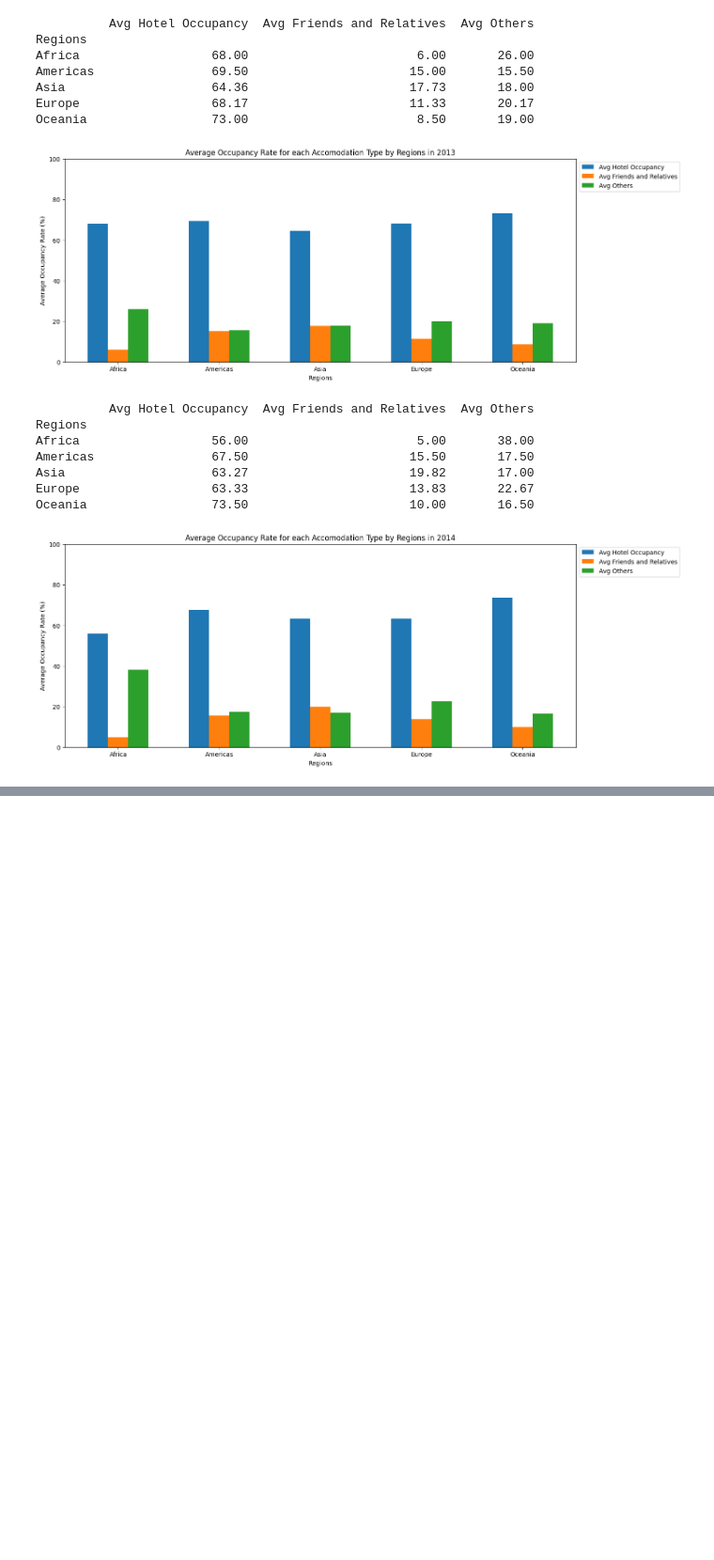
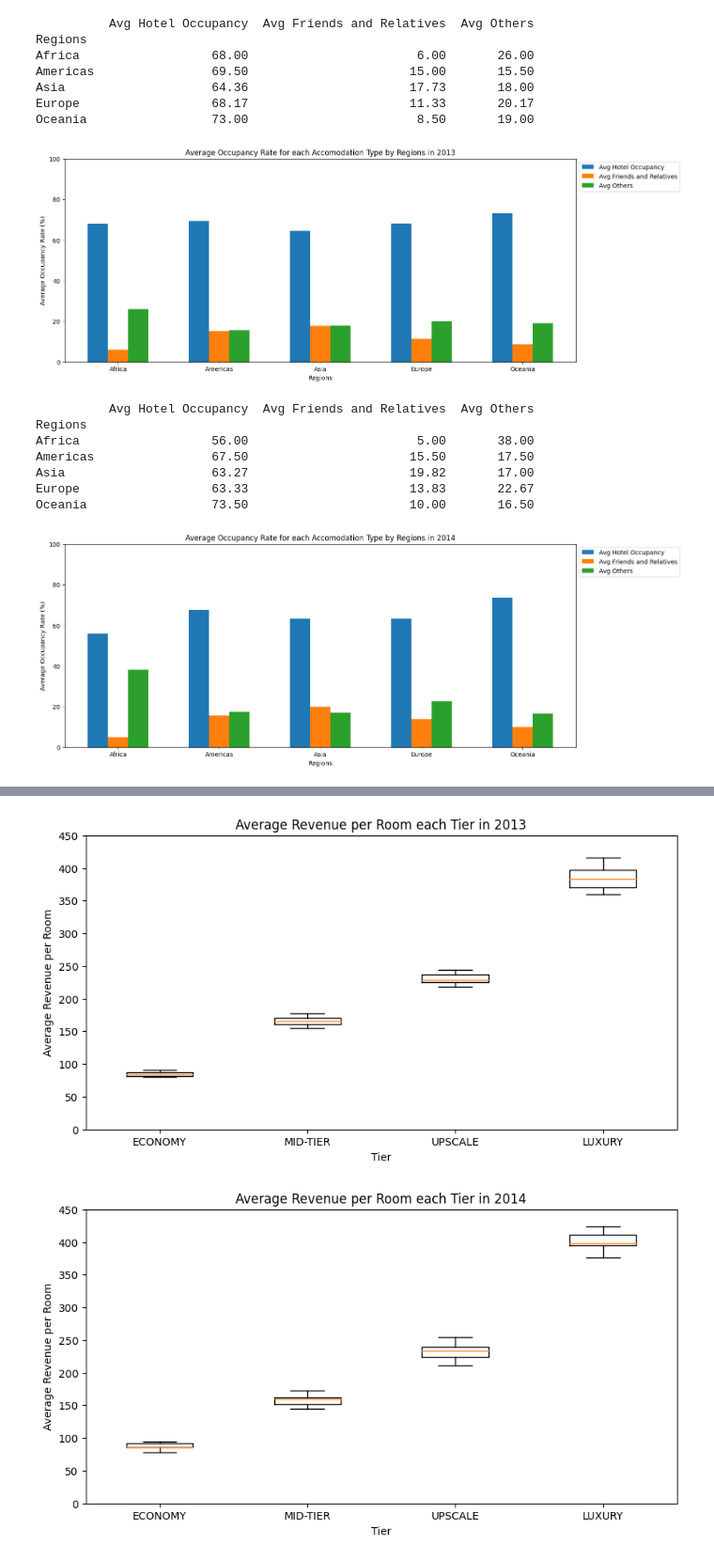
Before and after one commit to yuuuu7/PDAS, a Jupyter notebook: PDS-Assignment-2/assignment.ipynb, the cells around one changed output, grey strips where cells are left out. Shown: that part at 94% size. Drawn from its saved outputs; the diff is of its cells as text; code cells hidden in the pictures; blank space fills up the shorter version.

```diff
--- a/PDS-Assignment-2/assignment.ipynb
+++ b/PDS-Assignment-2/assignment.ipynb
@@ -358,0 +546,38 @@ plt.show()
+# %%
+for i in range(len(data_years)):
+
+    data = {}
+
+    tiers = []
+    revenues = []
+
+    for index, row in df_8.iterrows():
+        month = row['period']
+        tier = row['tier']
+        revenue_per_avail_room = pd.to_numeric(row['revpar'], errors='coerce')
+
+        if data_years[i] in month:
+            tiers.append(tier)
+            revenues.append(revenue_per_avail_room)
+
+    data['Tier'] = tiers
+    data['Average Revenue per Room'] = revenues
+
+    df = pd.DataFrame(data)
+
+    grouped_df = df.groupby(['Tier'])
+
+    plt.figure(figsize=(10, 5))
+    plt.title('Average Revenue per Room each Tier in ' + data_years[i])
+    plt.xlabel('Tier')
+    plt.ylabel('Average Revenue per Room')
+    plt.boxplot([grouped_df.get_group('ECONOMY')['Average Revenue per Room'],
+                 grouped_df.get_group('MID-TIER')['Average Revenue per Room'],
+                 grouped_df.get_group('UPSCALE')['Average Revenue per Room'],
+                 grouped_df.get_group('LUXURY')['Average Revenue per Room']],
+                 labels=['ECONOMY', 'MID-TIER', 'UPSCALE', 'LUXURY'])
+    plt.ylim(0, 450)
+    plt.show()
+# %% [output]
+[figure, added]
+[figure, added]
```
Also changed, not shown: parts of 19 cells of this notebook, 1 other file.
